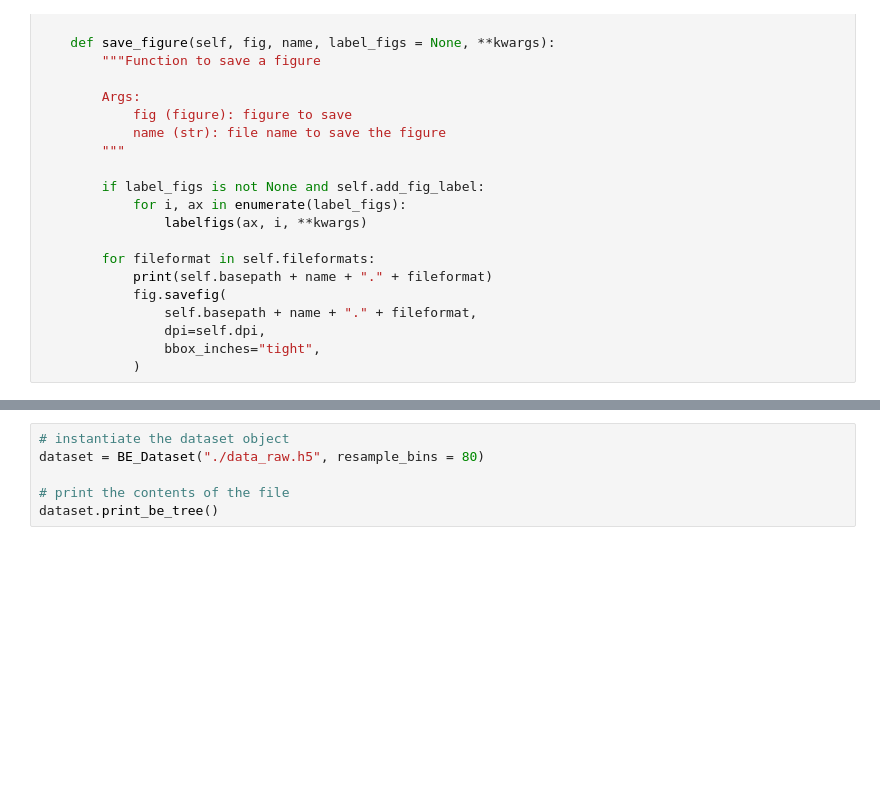
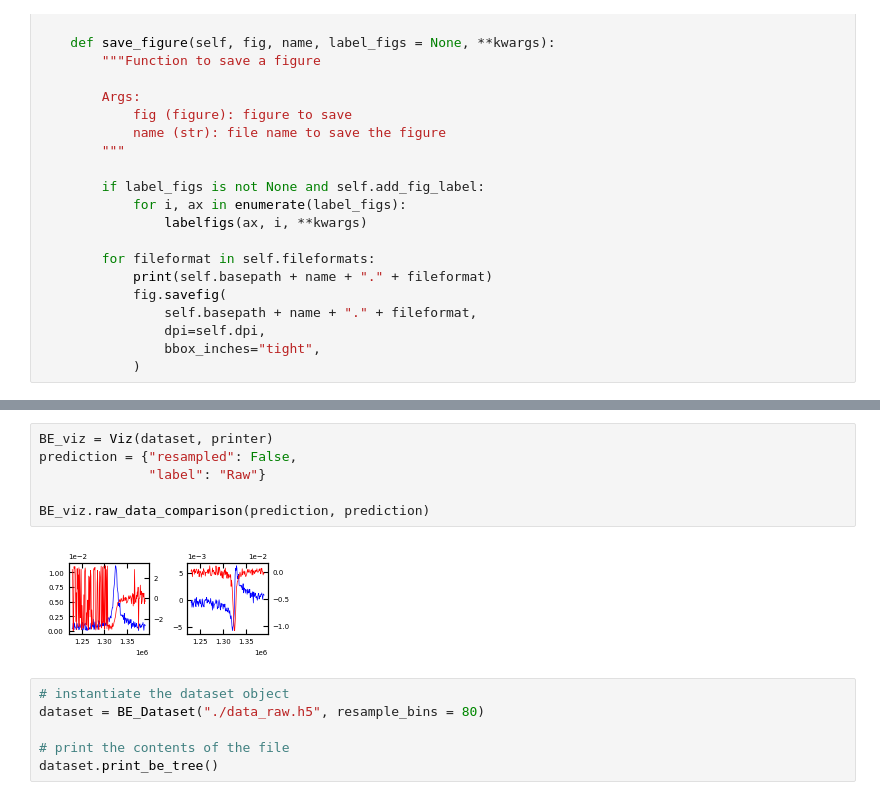
Before and after one commit to m3-learning/m3_learning_old, a Jupyter notebook: m3_learning/papers/2023_Rapid_Fitting/1_SHO_Fitting.ipynb, the cells around one changed output, grey strips where cells are left out. Drawn from its saved outputs; the diff is of its cells as text; blank space fills up the shorter version.

```diff
--- a/m3_learning/papers/2023_Rapid_Fitting/1_SHO_Fitting.ipynb
+++ b/m3_learning/papers/2023_Rapid_Fitting/1_SHO_Fitting.ipynb
@@ -819,3 +990,11 @@ class Viz:
+# %%
+BE_viz = Viz(dataset, printer)
+prediction = {"resampled": False,
+              "label": "Raw"}
+
+BE_viz.raw_data_comparison(prediction, prediction)
+# %% [output]
+[figure, added]
 # %%
 # instantiate the dataset object
 dataset = BE_Dataset("./data_raw.h5", resample_bins = 80)
```
Also changed, not shown: parts of 22 cells of this notebook, 6 other files.
